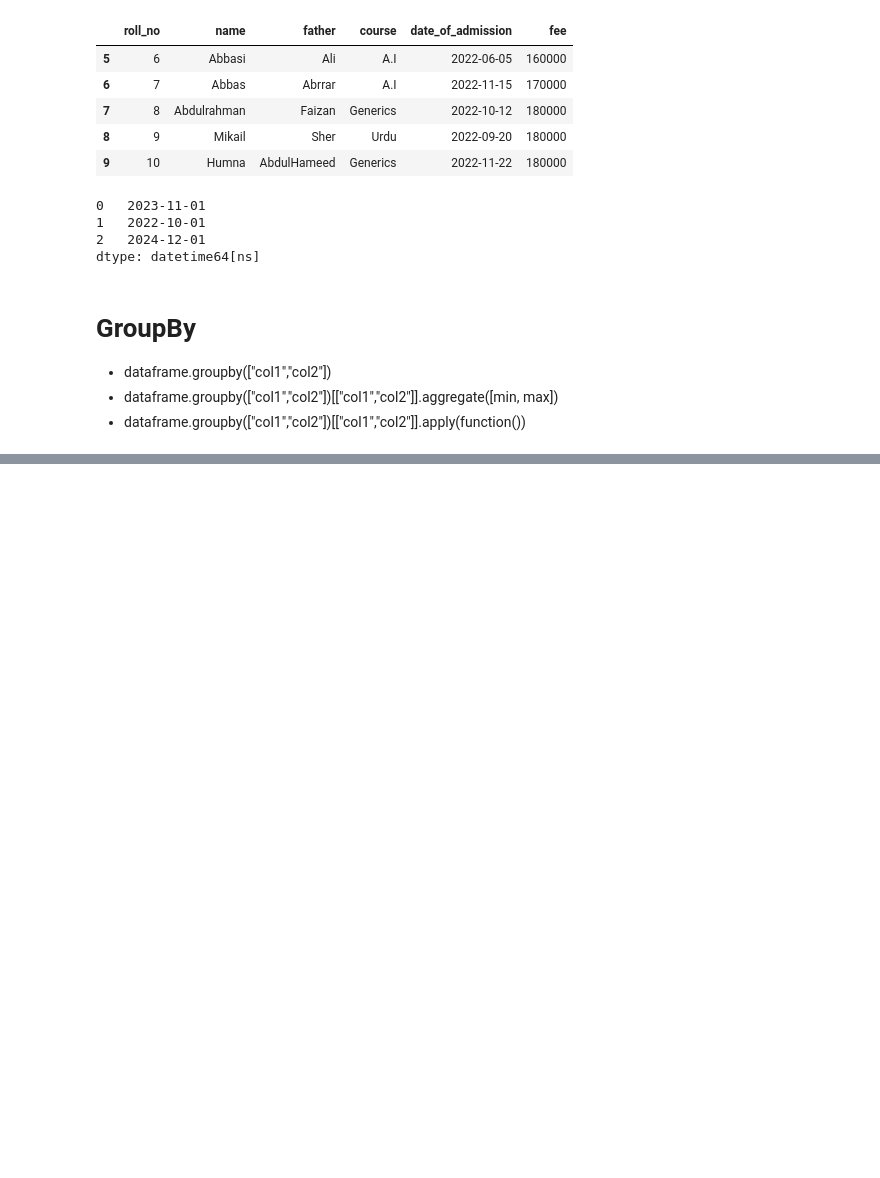
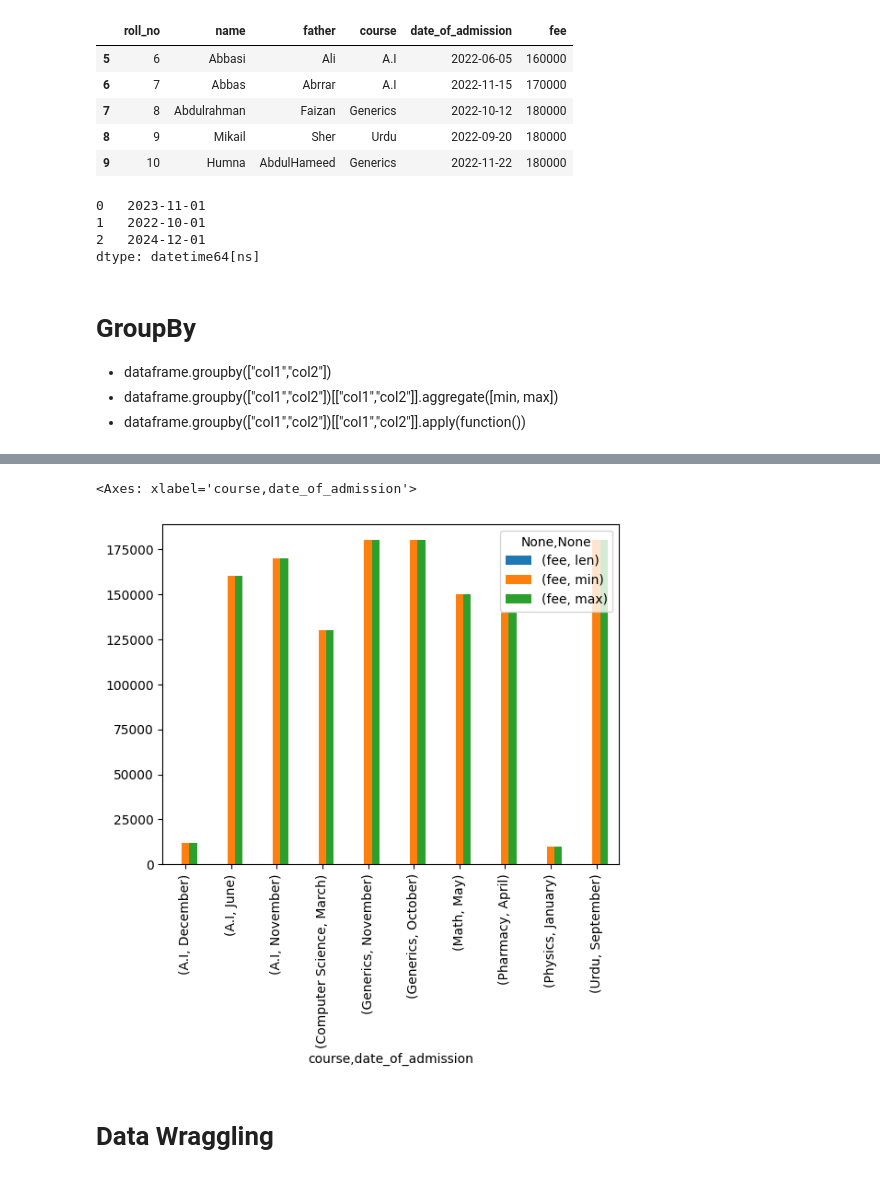
Before and after one commit to MuhammadAhsaanAbbasi/python_PracticeSession, a Jupyter notebook: class12/class12.ipynb, the cells around one changed output, grey strips where cells are left out. Cells and saved outputs as stored; diff of their text form; code cells hidden in the pictures; blank space fills up the shorter version.

```diff
--- a/class12/class12.ipynb
+++ b/class12/class12.ipynb
@@ -893,0 +970,7 @@ print("Hello World!")
+# %%
+students_df.groupby(["course", students_df["date_of_admission"].dt.strftime("%B")])[["fee"]].agg([len,min,max]).plot(kind="bar")
+# %% [output]
+<Axes: xlabel='course,date_of_admission'>
+[figure, added]
+# %% [markdown]
+# Data Wraggling
```
Also changed, not shown: parts of 12 cells of this notebook.
